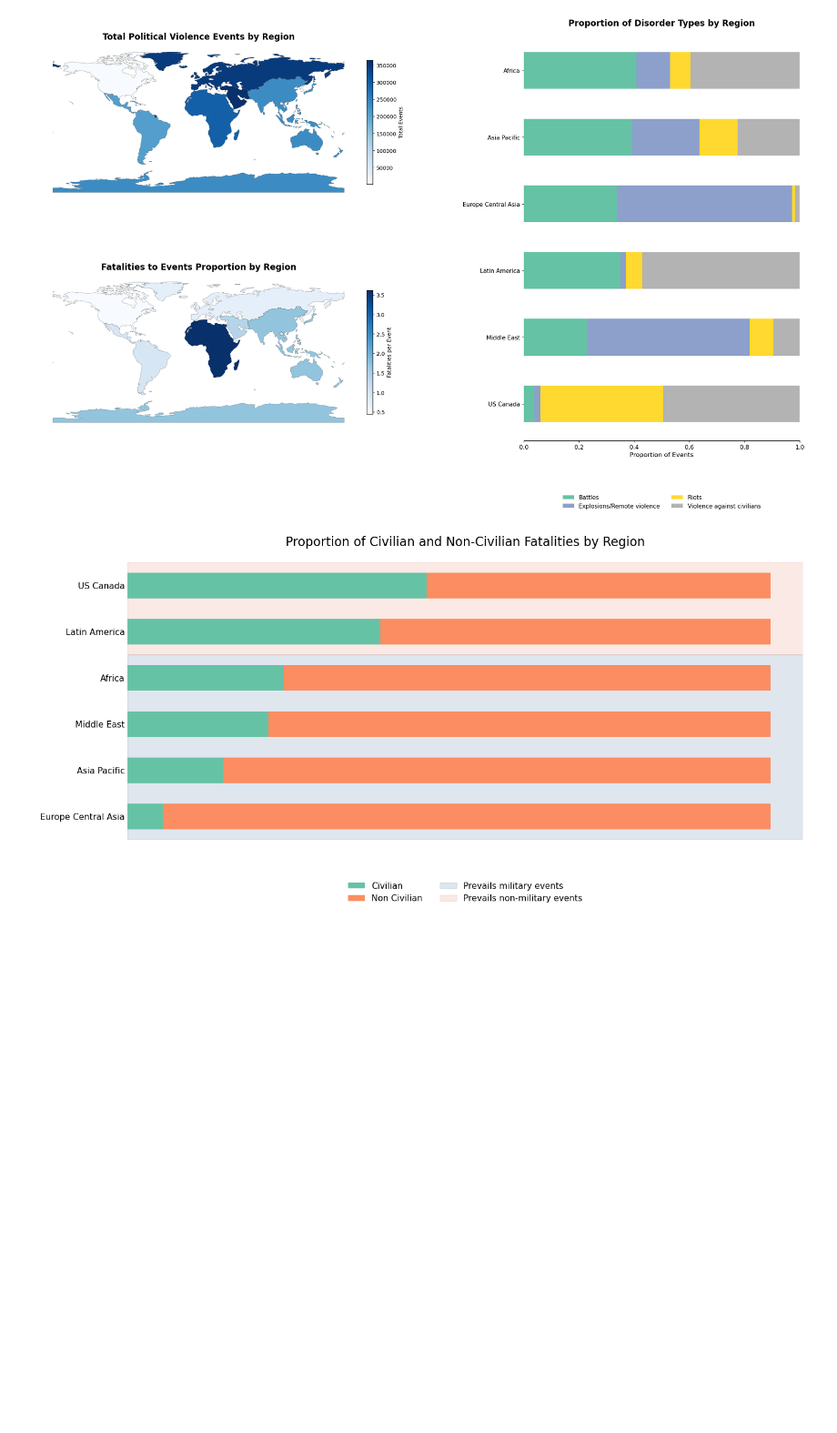
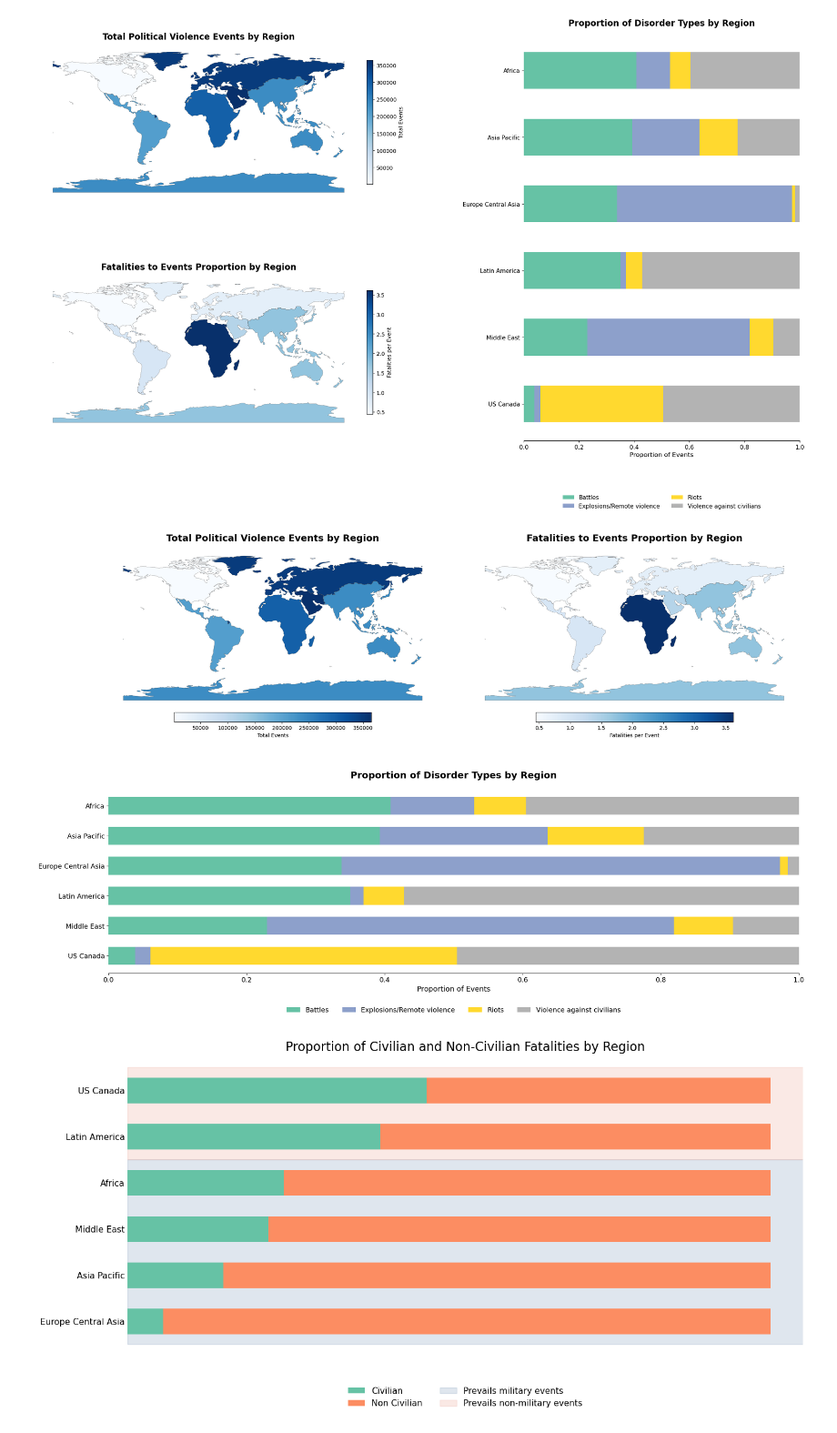
Before and after one commit to tomciolowsky/DataVisualization, a Jupyter notebook: report.ipynb, the cells around one changed output. Shown at 91% size. Saved outputs shown, nothing was run; the diff lists cells and outputs as text; code cells hidden in the pictures; blank space fills up the shorter version.

Commit message:
moved the visualizations from ipynb to the report, add description of the graphs, restructured the report, finished the executive summary

```diff
--- a/report.ipynb
+++ b/report.ipynb
@@ -725,6 +725,93 @@ plt.show()
 # %% [output]
   world_regions["geometry"] = world_regions["geometry"].buffer(0.01).buffer(-0.01)
 [figure]
+# %%
+fig = plt.figure(figsize=(24, 16))
+
+gs = gridspec.GridSpec(
+    2, 2, figure=fig,
+    height_ratios=[1, 0.8],
+    hspace=0.2,
+    wspace=0.1
+)
+
+ax_map1 = fig.add_subplot(gs[0, 0])
+ax_map1.set_title("Total Political Violence Events by Region", fontsize=18, fontweight="bold", pad=15)
+
+world_regions.plot(ax=ax_map1, color="#f4f4f4", edgecolor="none")
+merged_map_data.dropna(subset=["Events"]).plot(
+    column="Events",
+    cmap="Blues",
+    ax=ax_map1,
+    legend=True,
+    legend_kwds={
+        "label": "Total Events",
+        "orientation": "horizontal",
+        "pad": 0.02,
+        "shrink": 0.6,
+    },
+)
+world_regions.plot(ax=ax_map1, facecolor="none", edgecolor="#555555", linewidth=0.3)
+ax_map1.axis("off")
+
+
+ax_map2 = fig.add_subplot(gs[0, 1])
+ax_map2.set_title("Fatalities to Events Proportion by Region", fontsize=18, fontweight="bold", pad=15)
+
+world_regions.plot(ax=ax_map2, color="#f4f4f4", edgecolor="none")
+merged_map_data.dropna(subset=["Fatalities_to_Events"]).plot(
+    column="Fatalities_to_Events",
+    cmap="Blues",
+    ax=ax_map2,
+    legend=True,
+    legend_kwds={
+        "label": "Fatalities per Event",
+        "orientation": "horizontal",
+        "pad": 0.02,
+        "shrink": 0.6,
+    },
+)
+world_regions.plot(ax=ax_map2, facecolor="none", edgecolor="#555555", linewidth=0.3)
+ax_map2.axis("off")
+
+
+ax_bar = fig.add_subplot(gs[1, :])
+ax_bar.set_title("Proportion of Disorder Types by Region", fontsize=18, fontweight="bold", pad=20)
+
+props_df_sorted = props_df.iloc[::-1]
+colors = plt.cm.get_cmap("Set2", len(all_event_types))
+lefts = pd.Series(0.0, index=props_df_sorted.index)
+
+for idx, event_type in enumerate(all_event_types):
+    ax_bar.barh(
+        props_df_sorted.index,
+        props_df_sorted[event_type],
+        left=lefts,
+        label=event_type,
+        color=colors(idx),
+        height=0.6,
+    )
+    lefts += props_df_sorted[event_type]
+
+ax_bar.spines["top"].set_visible(False)
+ax_bar.spines["right"].set_visible(False)
+ax_bar.spines["left"].set_visible(False)
+ax_bar.set_xlabel("Proportion of Events", fontsize=14)
+ax_bar.set_xlim(0, 1.0)
+ax_bar.tick_params(axis="both", which="major", labelsize=13)
+
+ax_bar.legend(
+    loc="upper center",
+    bbox_to_anchor=(0.5, -0.15),
+    ncol=len(all_event_types),
+    frameon=False,
+    fontsize=13,
+)
+
+plt.tight_layout()
+plt.show()
+# %% [output]
+[figure, added]
 # %%
 region_countries = {k: [] for k in data.keys()}
 
```
Also changed, not shown: parts of 1 cell of this notebook, 3 other files.
